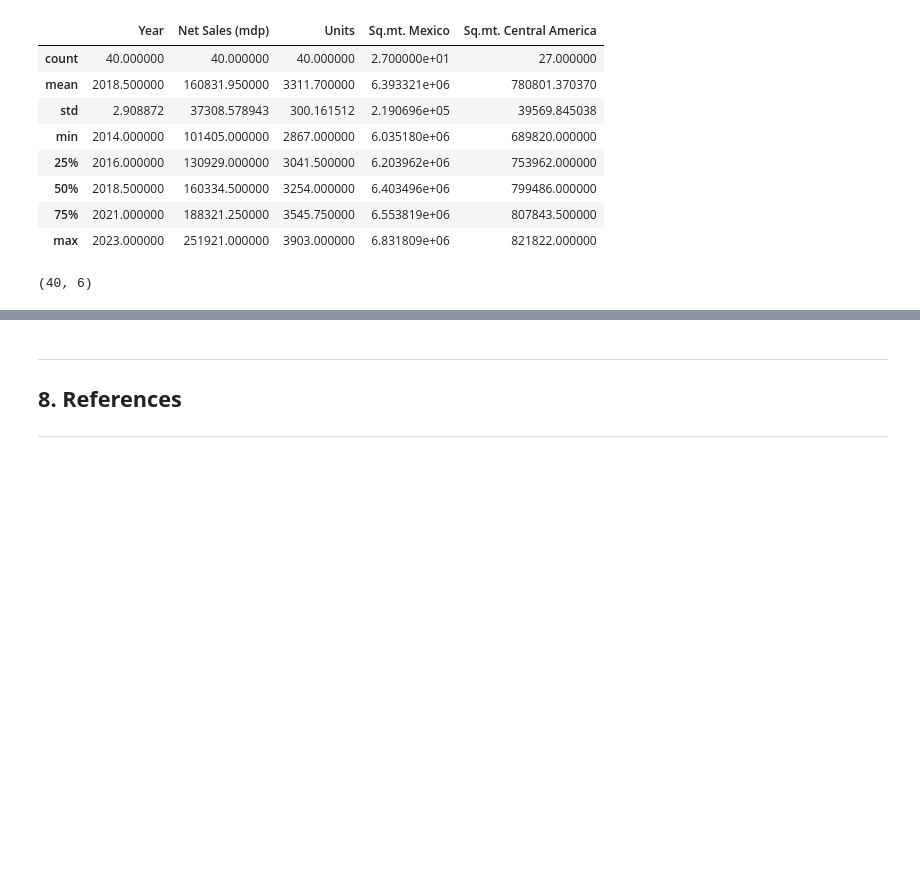
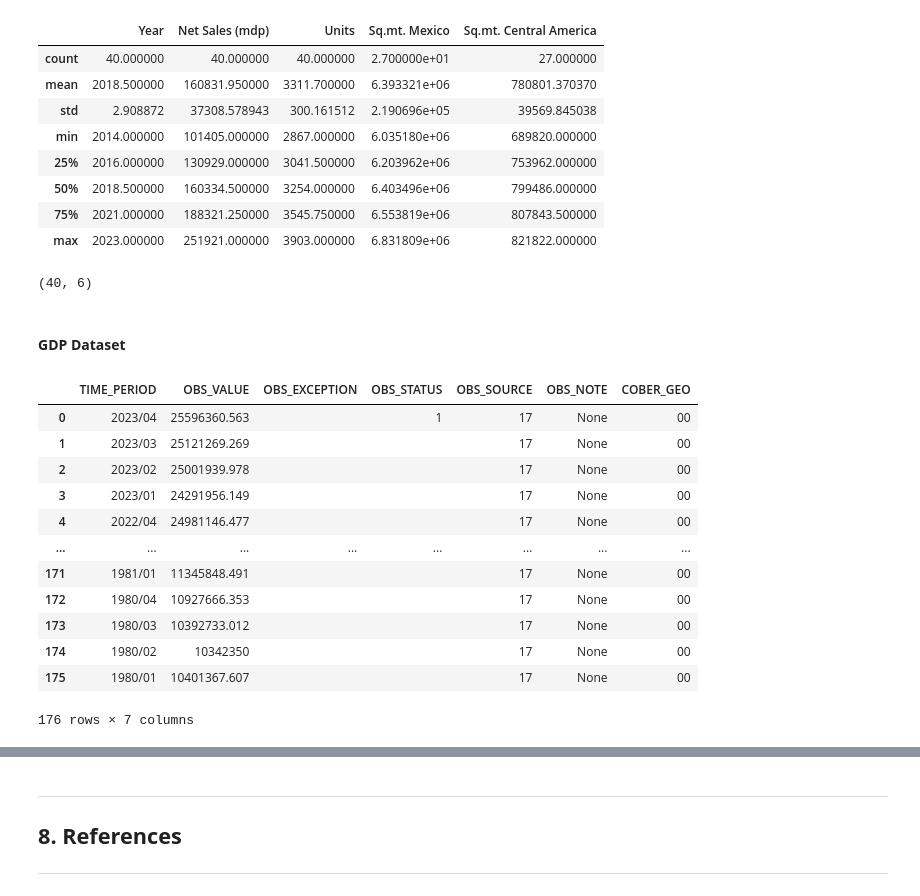
Before and after one commit to DanielEduardoLopez/SalesForecasting, a Jupyter notebook: SalesPrediction.ipynb, the cells around one changed output, grey strips where cells are left out. Drawn from its saved outputs; the diff is of its cells as text; code cells hidden in the pictures; blank space fills up the shorter version.

Commit message:
Added data description of GDP dataset

```diff
--- a/SalesPrediction.ipynb
+++ b/SalesPrediction.ipynb
@@ -337,3 +337,22 @@ sales_df.describe()
 sales_df.shape
 # %% [output]
 (40, 6)
+# %% [markdown]
+#### **GDP Dataset**
+# %%
+# Preview of the dataset
+gdp_df
+# %% [output]
+|  | TIME_PERIOD | OBS_VALUE | OBS_EXCEPTION | OBS_STATUS | OBS_SOURCE | OBS_NOTE | COBER_GEO |
+| 0 | 2023/04 | 25596360.563 |  | 1 | 17 | None | 00 |
+| 1 | 2023/03 | 25121269.269 |  |  | 17 | None | 00 |
+| 2 | 2023/02 | 25001939.978 |  |  | 17 | None | 00 |
+| 3 | 2023/01 | 24291956.149 |  |  | 17 | None | 00 |
+| 4 | 2022/04 | 24981146.477 |  |  | 17 | None | 00 |
+| ... | ... | ... | ... | ... | ... | ... | ... |
+| 171 | 1981/01 | 11345848.491 |  |  | 17 | None | 00 |
+| 172 | 1980/04 | 10927666.353 |  |  | 17 | None | 00 |
+| 173 | 1980/03 | 10392733.012 |  |  | 17 | None | 00 |
+| 174 | 1980/02 | 10342350 |  |  | 17 | None | 00 |
+| 175 | 1980/01 | 10401367.607 |  |  | 17 | None | 00 |
+176 rows × 7 columns
```
Also changed, not shown: parts of 3 cells of this notebook.
